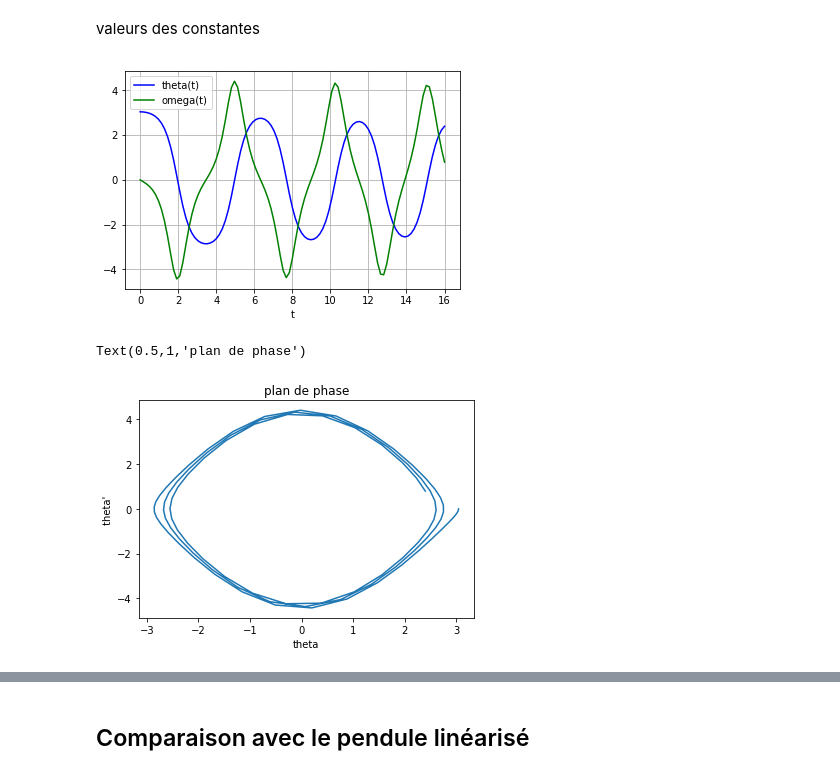
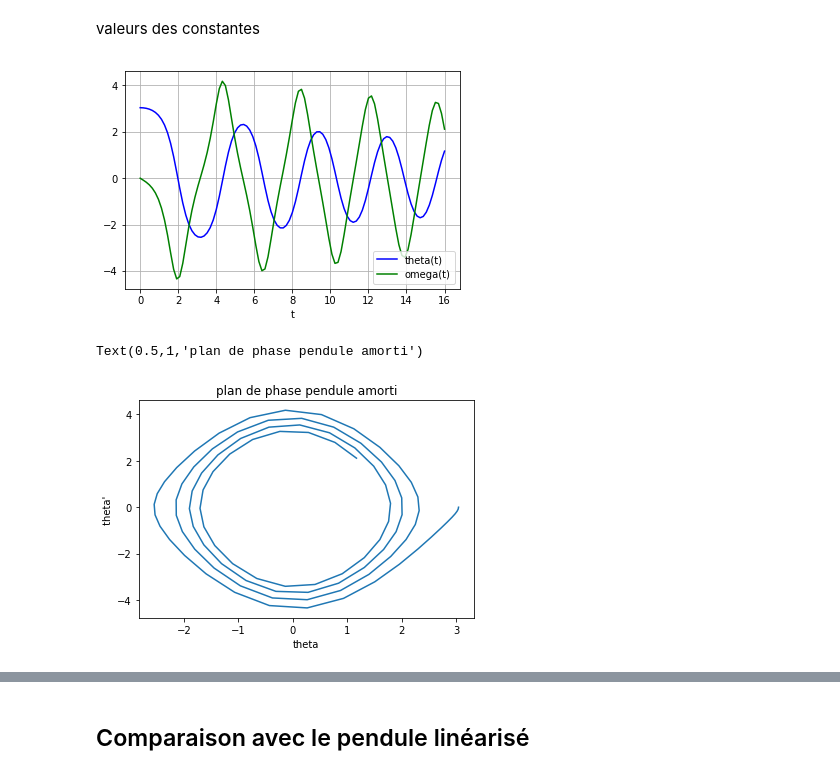
Before and after one commit to azerad/labomathedo, a Jupyter notebook: labomathedo.ipynb, the cells around one changed output, grey strips where cells are left out. Cells and saved outputs as stored; diff of their text form; code cells hidden in the pictures.

```diff
--- a/labomathedo.ipynb
+++ b/labomathedo.ipynb
@@ -271,7 +271,7 @@ from scipy.integrate import odeint
 # %% [markdown]
 valeurs des constantes
 # %%
-b = 0.01
+b = 0.05
 c = 5.0
 # %%
 y0 = [np.pi - 0.1, 0.0] # pendule initial  quasiment vertical à vitesse nulle
@@ -288,12 +288,12 @@ plt.xlabel('t')
 plt.grid()
 plt.show()
 # %% [output]
-[figure, old version]
+[figure, new version]
 # %%
 plt.plot(sol[:,0],sol[:,1])
 plt.xlabel('theta')
 plt.ylabel(" theta' ")
-plt.title('plan de phase')
+plt.title('plan de phase pendule amorti')
 # %% [output]
-Text(0.5,1,'plan de phase')
+Text(0.5,1,'plan de phase pendule amorti')
-[figure, old version]
+[figure, new version]
```
Also changed, not shown: parts of 10 cells of this notebook.
